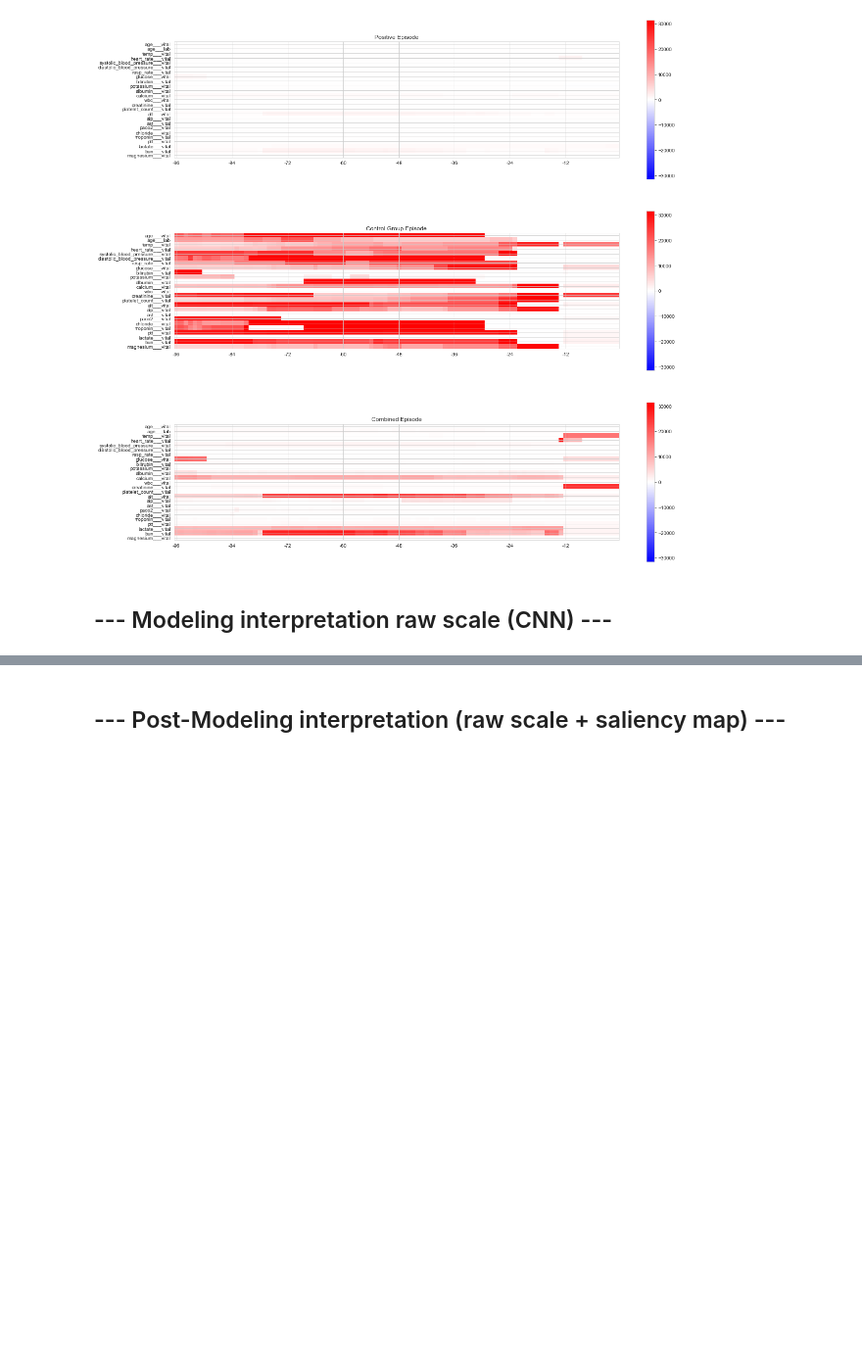
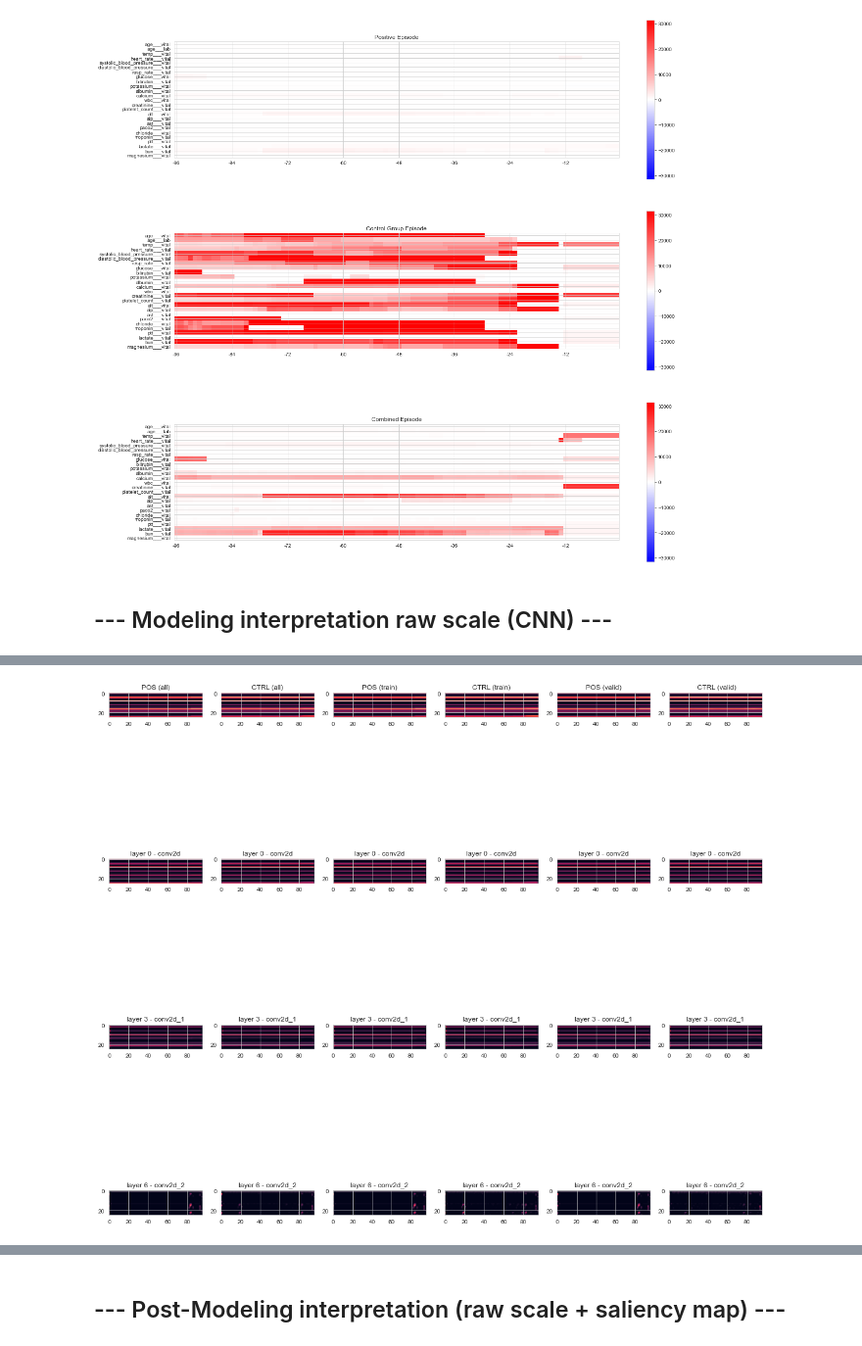
Before and after one commit to JiaxingQiu/FAIRStream, a Jupyter notebook: FAIRStream/tutorial_case5.ipynb, the cells around one changed output, grey strips where cells are left out. Shown at 98% size. Cells and saved outputs as stored; diff of their text form; code cells hidden in the pictures; blank space fills up the shorter version.

```diff
--- a/FAIRStream/tutorial_case5.ipynb
+++ b/FAIRStream/tutorial_case5.ipynb
@@ -463,3 +470,13 @@ X_valid_ctrl_img = X_valid[Y_valid[:,0]==0.0].mean(axis=0)
 
 X_all_pos_img = X_all[Y_all[:,0]==1.0].mean(axis=0)
 X_all_ctrl_img = X_all[Y_all[:,0]==0.0].mean(axis=0)
+
+plot_features_map(input_image_list=[X_all_pos_img, X_all_ctrl_img,
+                                    X_train_pos_img, X_train_ctrl_img,
+                                    X_valid_pos_img, X_valid_ctrl_img],
+                  img_title_list=["POS (all)", "CTRL (all)",
+                                  "POS (train)", "CTRL (train)",
+                                  "POS (valid)", " CTRL (valid)"],
+                  layer_idx=[0,3,6],
+                  cnn=mdl)
+# %% [output]
@@ -465,0 +497 @@ X_all_ctrl_img = X_all[Y_all[:,0]==0.0].mean(axis=0)
+[figure, added]
```
Also changed, not shown: parts of 14 cells of this notebook, 1 other file.
